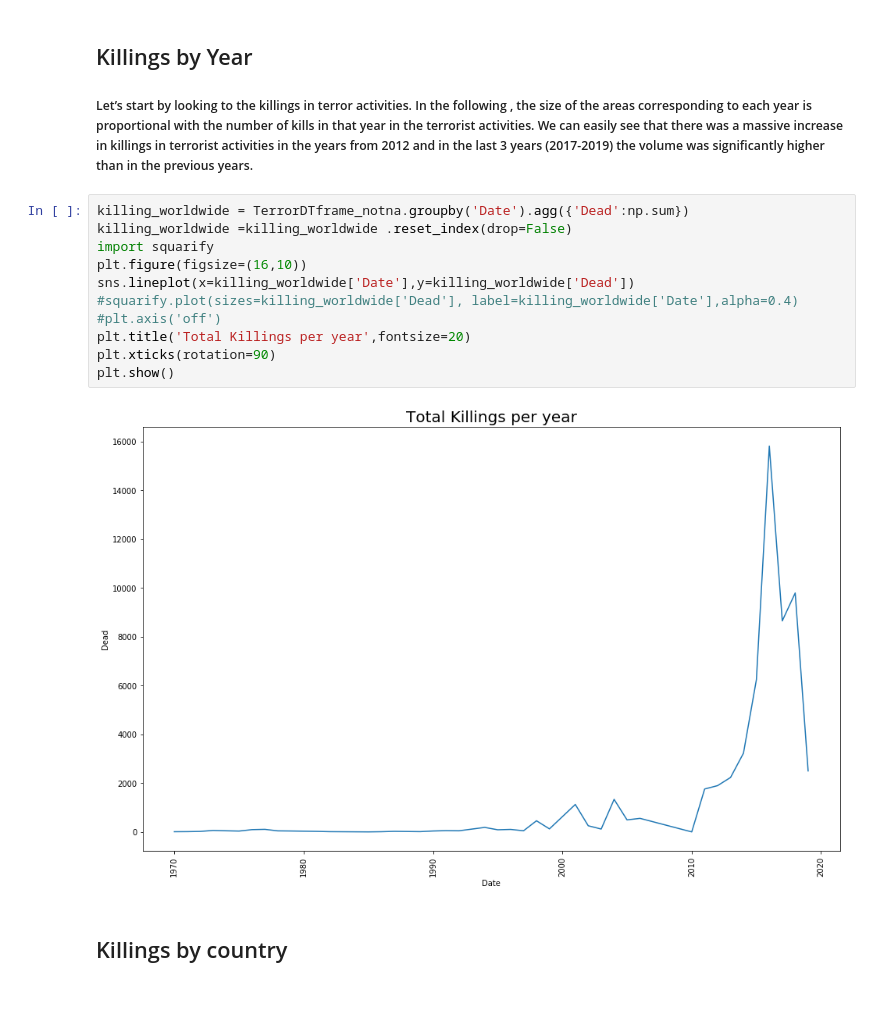
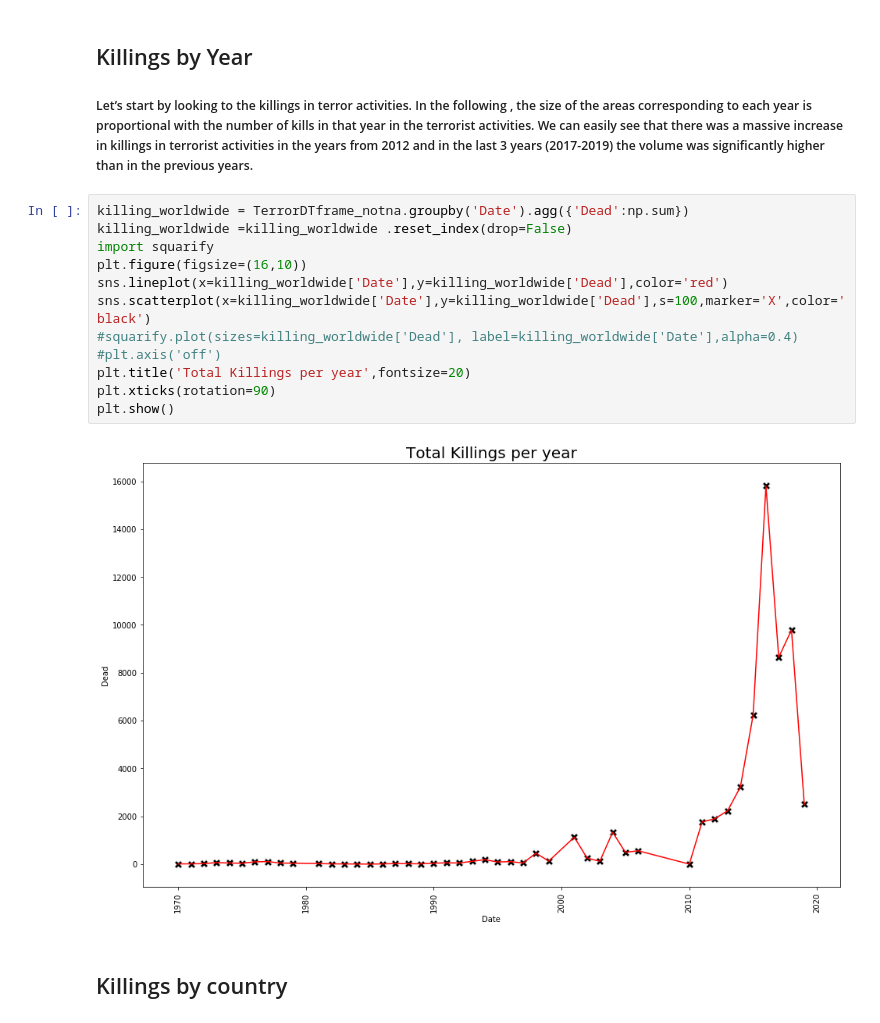
Before and after one commit to SupChanda/Predicting-perpetrators-of-global-terrorism, a Jupyter notebook: Predicting Perpetrator using Machine Learning algorithm.ipynb, the cells around one changed output. Cells and saved outputs as stored; diff of their text form.

```diff
--- a/Predicting Perpetrator using Machine Learning algorithm.ipynb
+++ b/Predicting Perpetrator using Machine Learning algorithm.ipynb
@@ -208,16 +208,17 @@ TerrorDTframe_notna.to_csv('C:\\Users\\supratik chanda\\Documents\\All Docs\\Fin
 # %%
 killing_worldwide = TerrorDTframe_notna.groupby('Date').agg({'Dead':np.sum})
 killing_worldwide =killing_worldwide .reset_index(drop=False)
 import squarify
 plt.figure(figsize=(16,10))
-sns.lineplot(x=killing_worldwide['Date'],y=killing_worldwide['Dead'])
+sns.lineplot(x=killing_worldwide['Date'],y=killing_worldwide['Dead'],color='red')
+sns.scatterplot(x=killing_worldwide['Date'],y=killing_worldwide['Dead'],s=100,marker='X',color='black')
 #squarify.plot(sizes=killing_worldwide['Dead'], label=killing_worldwide['Date'],alpha=0.4)
 #plt.axis('off')
 plt.title('Total Killings per year',fontsize=20)
 plt.xticks(rotation=90)
 plt.show()
 # %% [output]
-[figure, old version]
+[figure, new version]
 # %% [markdown]
 ## Killings by country
 # %% [markdown]
```
Also changed, not shown: parts of 23 cells of this notebook.
